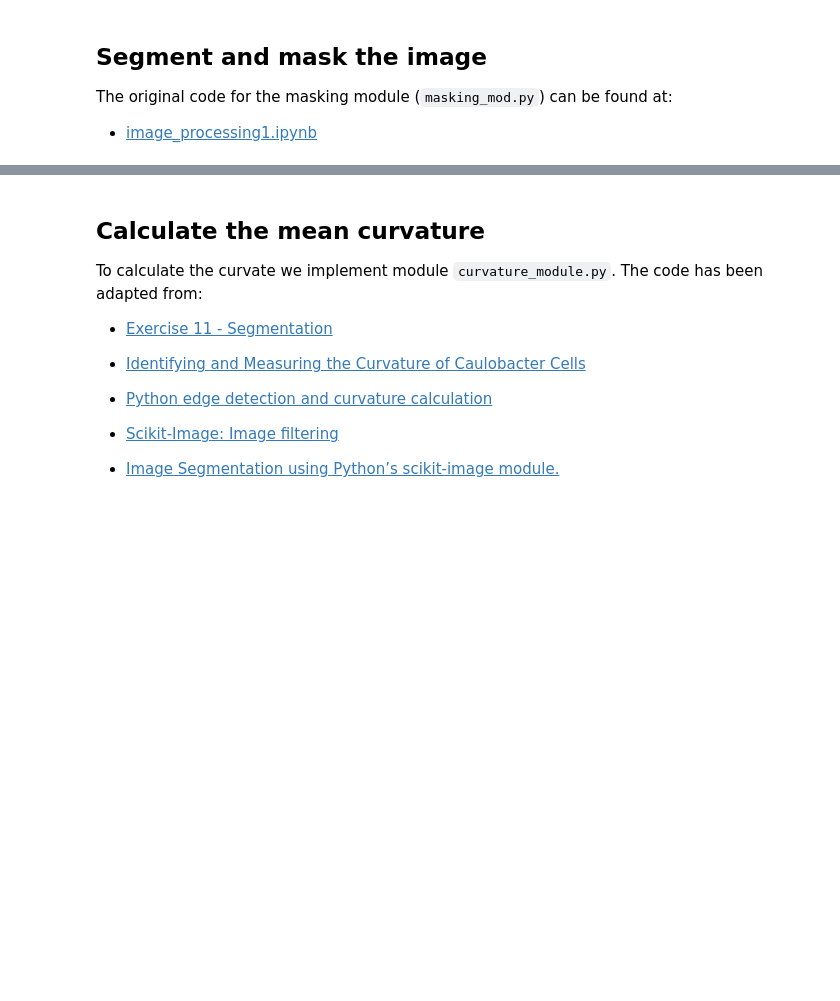
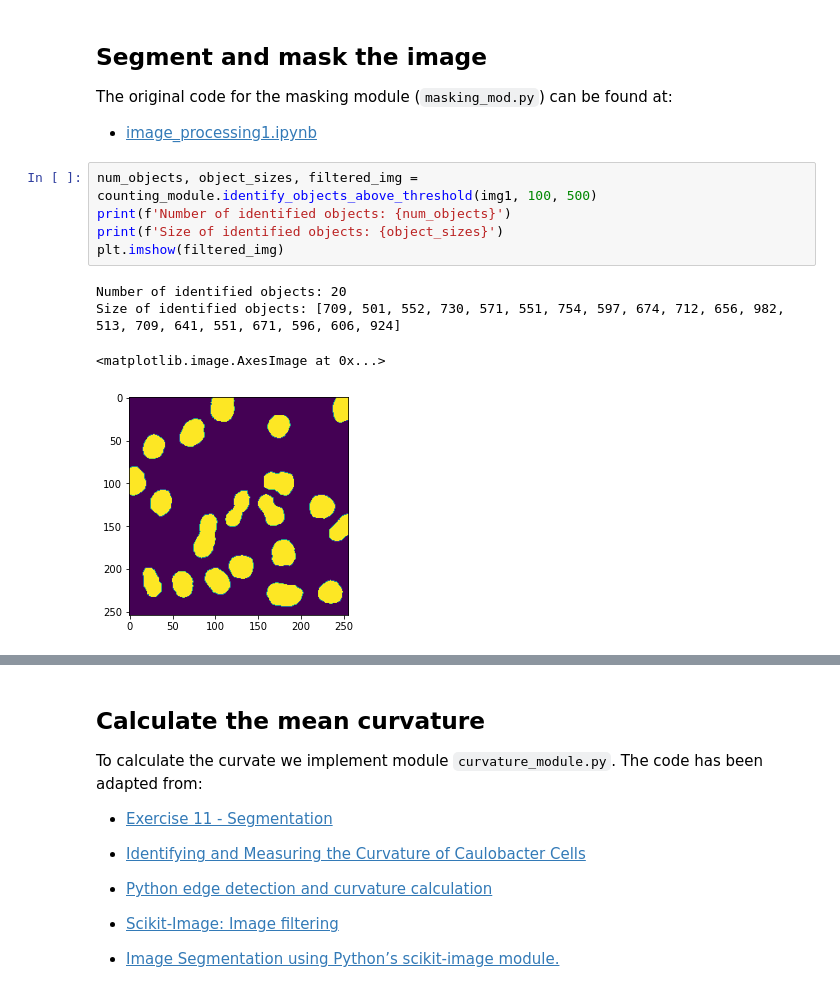
Before and after one commit to BeatrizOrozco/Casimir-programming, a Jupyter notebook: combined.ipynb, the cells around one changed output, grey strips where cells are left out. Saved outputs shown, nothing was run; the diff lists cells and outputs as text; blank space fills up the shorter version.

Commit message:
added counting mod

```diff
--- a/combined.ipynb
+++ b/combined.ipynb
@@ -152,6 +152,16 @@ Bias:10
 The original code for the masking module (`masking_mod.py`) can be found at:
 
 - [image_processing1.ipynb](https://github.com/lukepolson/youtube_channel/blob/main/Python%20Tutorial%20Series/image_processing1.ipynb)
+# %%
+num_objects, object_sizes, filtered_img = counting_module.identify_objects_above_threshold(img1, 100, 500)
+print(f'Number of identified objects: {num_objects}')
+print(f'Size of identified objects: {object_sizes}')
+plt.imshow(filtered_img)
+# %% [output]
+Number of identified objects: 20
+Size of identified objects: [709, 501, 552, 730, 571, 551, 754, 597, 674, 712, 656, 982, 513, 709, 641, 551, 671, 596, 606, 924]
+<matplotlib.image.AxesImage at 0x...>
+[figure, added]
 # %%
 ## Use masking function on specified image
 img2_ch3_masked = mskf.masking(img2[2], threshold=50, num_labels=6)#(img2[2]
```
Also changed, not shown: parts of 5 cells of this notebook.
